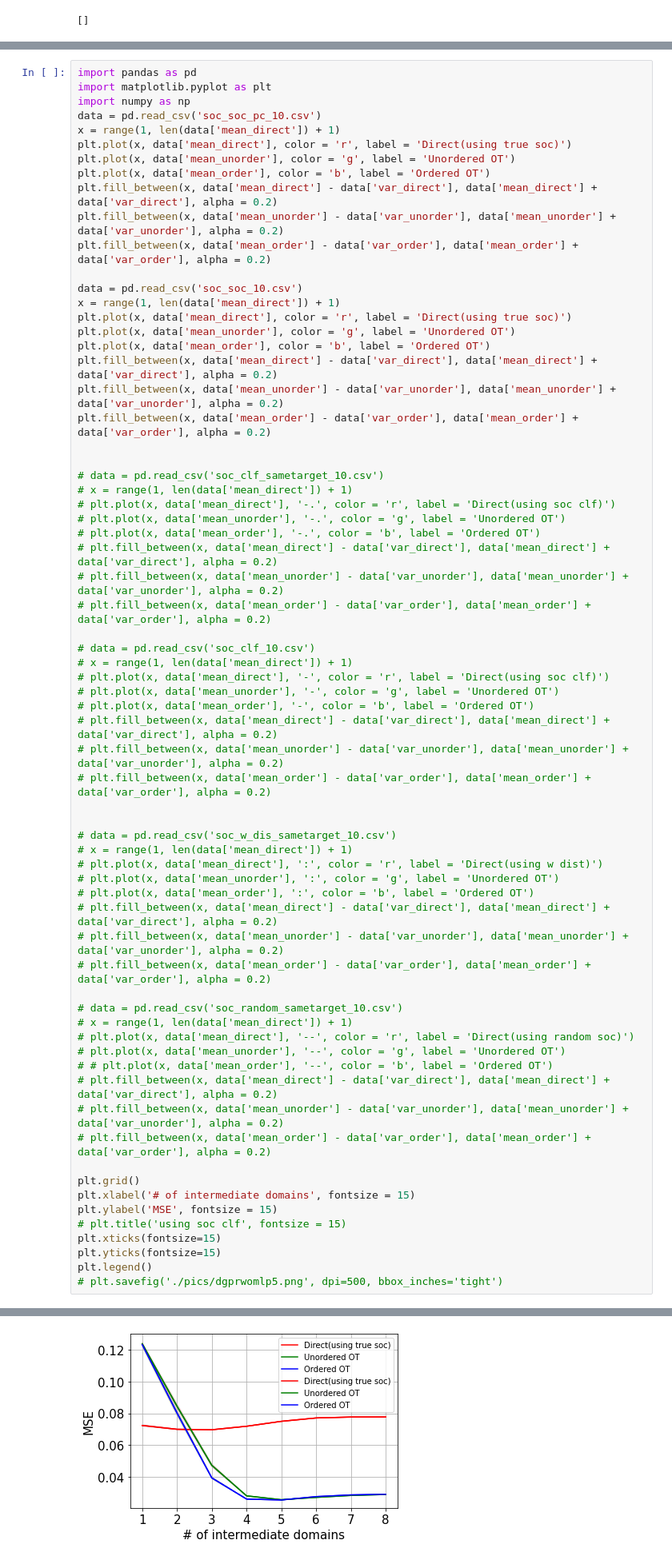
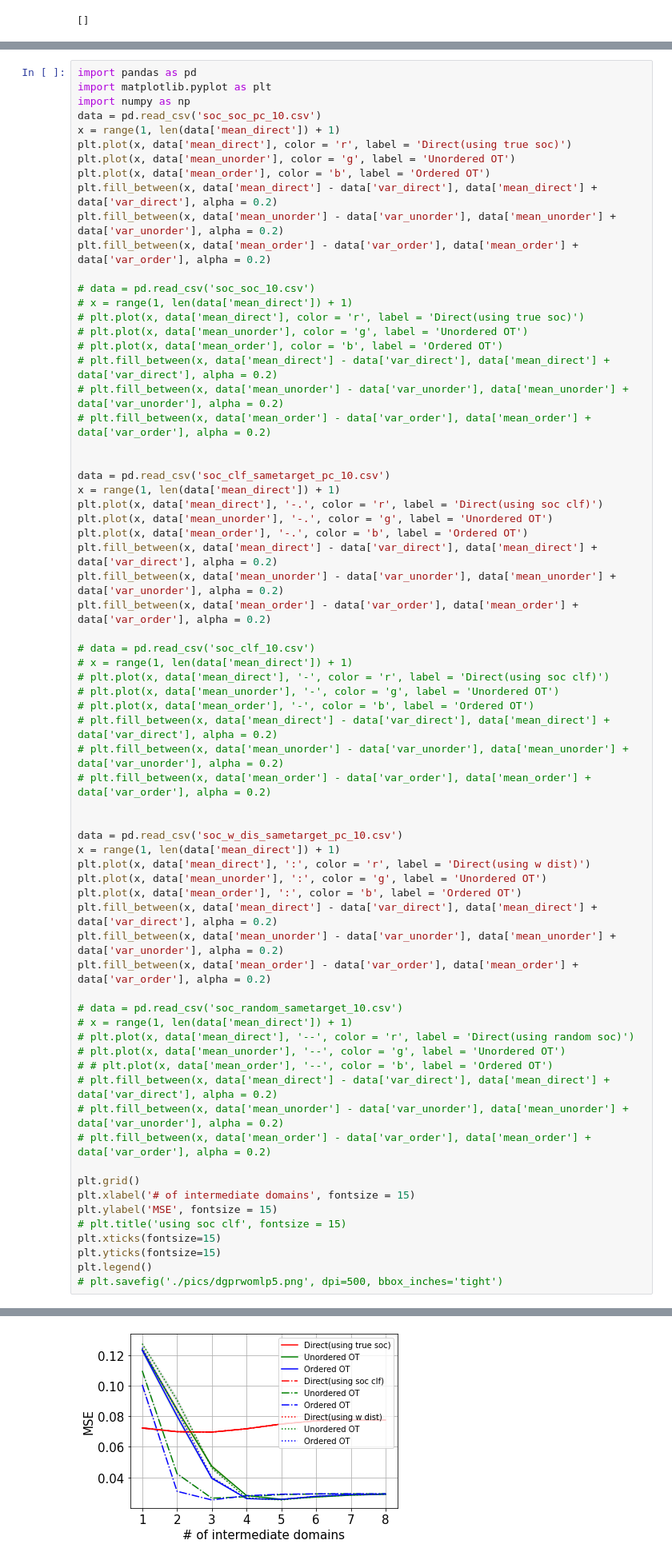
Before and after one commit to hbing-l/original-cdot, a Jupyter notebook: battery_seq_nosoc.ipynb, the cells around one changed output, grey strips where cells are left out. Shown at 80% size. Saved outputs shown, nothing was run; the diff lists cells and outputs as text.

```diff
--- a/battery_seq_nosoc.ipynb
+++ b/battery_seq_nosoc.ipynb
@@ -443,64 +443,64 @@ plt.fill_between(x, data['mean_direct'] - data['var_direct'], data['mean_direct'
 plt.fill_between(x, data['mean_unorder'] - data['var_unorder'], data['mean_unorder'] + data['var_unorder'], alpha = 0.2)
 plt.fill_between(x, data['mean_order'] - data['var_order'], data['mean_order'] + data['var_order'], alpha = 0.2)
 
-data = pd.read_csv('soc_soc_10.csv')
+# data = pd.read_csv('soc_soc_10.csv')
+# x = range(1, len(data['mean_direct']) + 1)
+# plt.plot(x, data['mean_direct'], color = 'r', label = 'Direct(using true soc)')
+# plt.plot(x, data['mean_unorder'], color = 'g', label = 'Unordered OT')
+# plt.plot(x, data['mean_order'], color = 'b', label = 'Ordered OT')
+# plt.fill_between(x, data['mean_direct'] - data['var_direct'], data['mean_direct'] + data['var_direct'], alpha = 0.2)
+# plt.fill_between(x, data['mean_unorder'] - data['var_unorder'], data['mean_unorder'] + data['var_unorder'], alpha = 0.2)
+# plt.fill_between(x, data['mean_order'] - data['var_order'], data['mean_order'] + data['var_order'], alpha = 0.2)
+
+
+data = pd.read_csv('soc_clf_sametarget_pc_10.csv')
 x = range(1, len(data['mean_direct']) + 1)
-plt.plot(x, data['mean_direct'], color = 'r', label = 'Direct(using true soc)')
-plt.plot(x, data['mean_unorder'], color = 'g', label = 'Unordered OT')
-plt.plot(x, data['mean_order'], color = 'b', label = 'Ordered OT')
+plt.plot(x, data['mean_direct'], '-.', color = 'r', label = 'Direct(using soc clf)')
+plt.plot(x, data['mean_unorder'], '-.', color = 'g', label = 'Unordered OT')
+plt.plot(x, data['mean_order'], '-.', color = 'b', label = 'Ordered OT')
 plt.fill_between(x, data['mean_direct'] - data['var_direct'], data['mean_direct'] + data['var_direct'], alpha = 0.2)
 plt.fill_between(x, data['mean_unorder'] - data['var_unorder'], data['mean_unorder'] + data['var_unorder'], alpha = 0.2)
 plt.fill_between(x, data['mean_order'] - data['var_order'], data['mean_order'] + data['var_order'], alpha = 0.2)
-
-
-# data = pd.read_csv('soc_clf_sametarget_10.csv')
-# x = range(1, len(data['mean_direct']) + 1)
-# plt.plot(x, data['mean_direct'], '-.', color = 'r', label = 'Direct(using soc clf)')
-# plt.plot(x, data['mean_unorder'], '-.', color = 'g', label = 'Unordered OT')
-# plt.plot(x, data['mean_order'], '-.', color = 'b', label = 'Ordered OT')
-# plt.fill_between(x, data['mean_direct'] - data['var_direct'], data['mean_direct'] + data['var_direct'], alpha = 0.2)
-# plt.fill_between(x, data['mean_unorder'] - data['var_unorder'], data['mean_unorder'] + data['var_unorder'], alpha = 0.2)
-# plt.fill_between(x, data['mean_order'] - data['var_order'], data['mean_order'] + data['var_order'], alpha = 0.2)
 
 # data = pd.read_csv('soc_clf_10.csv')
 # x = range(1, len(data['mean_direct']) + 1)
 # plt.plot(x, data['mean_direct'], '-', color = 'r', label = 'Direct(using soc clf)')
 # plt.plot(x, data['mean_unorder'], '-', color = 'g', label = 'Unordered OT')
 # plt.plot(x, data['mean_order'], '-', color = 'b', label = 'Ordered OT')
 # plt.fill_between(x, data['mean_direct'] - data['var_direct'], data['mean_direct'] + data['var_direct'], alpha = 0.2)
 # plt.fill_between(x, data['mean_unorder'] - data['var_unorder'], data['mean_unorder'] + data['var_unorder'], alpha = 0.2)
 # plt.fill_between(x, data['mean_order'] - data['var_order'], data['mean_order'] + data['var_order'], alpha = 0.2)
 
 
-# data = pd.read_csv('soc_w_dis_sametarget_10.csv')
-# x = range(1, len(data['mean_direct']) + 1)
-# plt.plot(x, data['mean_direct'], ':', color = 'r', label = 'Direct(using w dist)')
-# plt.plot(x, data['mean_unorder'], ':', color = 'g', label = 'Unordered OT')
-# plt.plot(x, data['mean_order'], ':', color = 'b', label = 'Ordered OT')
-# plt.fill_between(x, data['mean_direct'] - data['var_direct'], data['mean_direct'] + data['var_direct'], alpha = 0.2)
-# plt.fill_between(x, data['mean_unorder'] - data['var_unorder'], data['mean_unorder'] + data['var_unorder'], alpha = 0.2)
-# plt.fill_between(x, data['mean_order'] - data['var_order'], data['mean_order'] + data['var_order'], alpha = 0.2)
+data = pd.read_csv('soc_w_dis_sametarget_pc_10.csv')
+x = range(1, len(data['mean_direct']) + 1)
+plt.plot(x, data['mean_direct'], ':', color = 'r', label = 'Direct(using w dist)')
+plt.plot(x, data['mean_unorder'], ':', color = 'g', label = 'Unordered OT')
+plt.plot(x, data['mean_order'], ':', color = 'b', label = 'Ordered OT')
+plt.fill_between(x, data['mean_direct'] - data['var_direct'], data['mean_direct'] + data['var_direct'], alpha = 0.2)
+plt.fill_between(x, data['mean_unorder'] - data['var_unorder'], data['mean_unorder'] + data['var_unorder'], alpha = 0.2)
+plt.fill_between(x, data['mean_order'] - data['var_order'], data['mean_order'] + data['var_order'], alpha = 0.2)
 
 # data = pd.read_csv('soc_random_sametarget_10.csv')
 # x = range(1, len(data['mean_direct']) + 1)
 # plt.plot(x, data['mean_direct'], '--', color = 'r', label = 'Direct(using random soc)')
 # plt.plot(x, data['mean_unorder'], '--', color = 'g', label = 'Unordered OT')
 # # plt.plot(x, data['mean_order'], '--', color = 'b', label = 'Ordered OT')
 # plt.fill_between(x, data['mean_direct'] - data['var_direct'], data['mean_direct'] + data['var_direct'], alpha = 0.2)
 # plt.fill_between(x, data['mean_unorder'] - data['var_unorder'], data['mean_unorder'] + data['var_unorder'], alpha = 0.2)
 # plt.fill_between(x, data['mean_order'] - data['var_order'], data['mean_order'] + data['var_order'], alpha = 0.2)
 
 plt.grid()
 plt.xlabel('# of intermediate domains', fontsize = 15)
 plt.ylabel('MSE', fontsize = 15)
 # plt.title('using soc clf', fontsize = 15)
 plt.xticks(fontsize=15)
 plt.yticks(fontsize=15)
 plt.legend()
 # plt.savefig('./pics/dgprwomlp5.png', dpi=500, bbox_inches='tight')
 # %% [output]
 <matplotlib.legend.Legend at 0x...>
-[figure, old version]
+[figure, new version]
 # %%
 import pandas as pd
 import matplotlib.pyplot as plt
```
